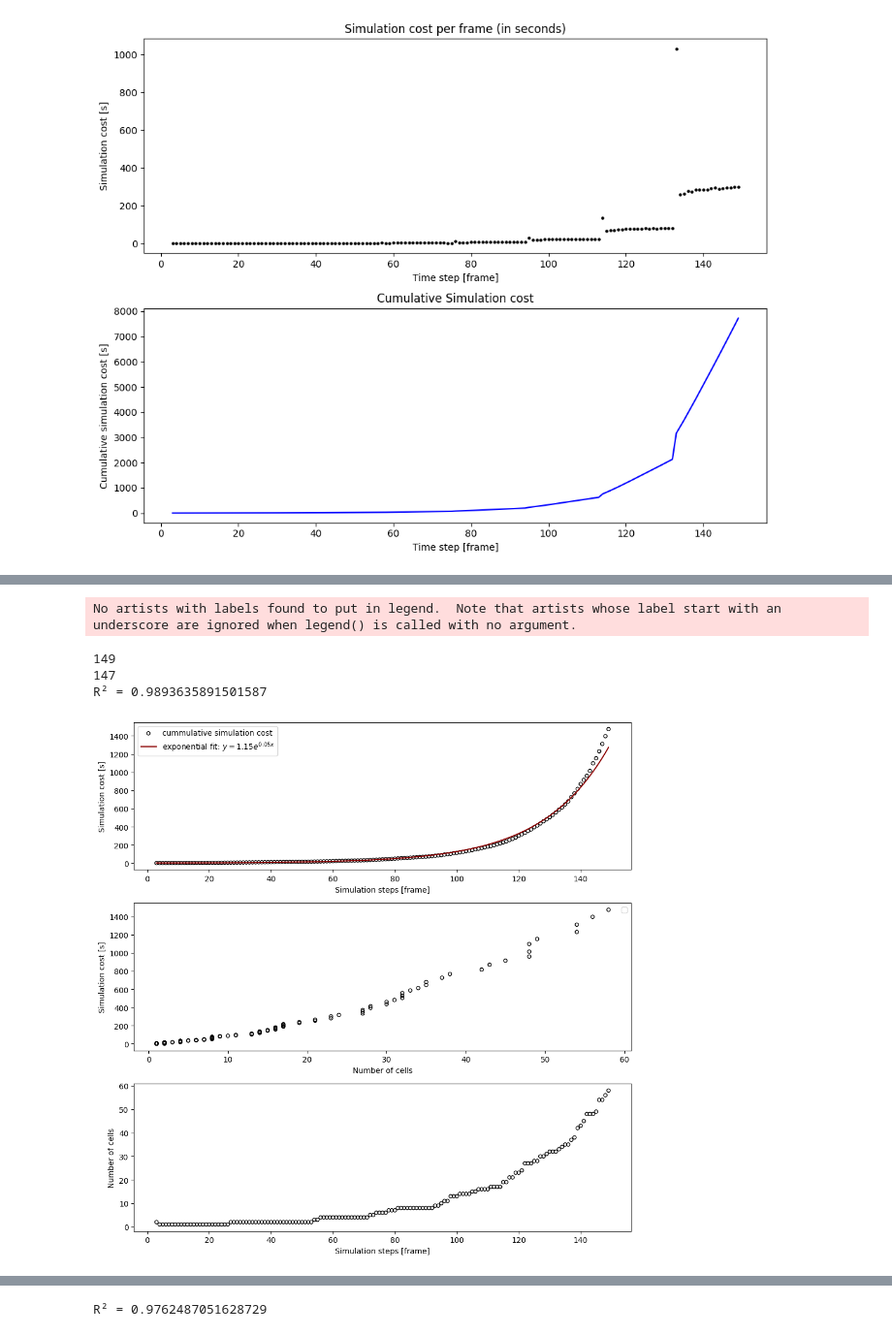
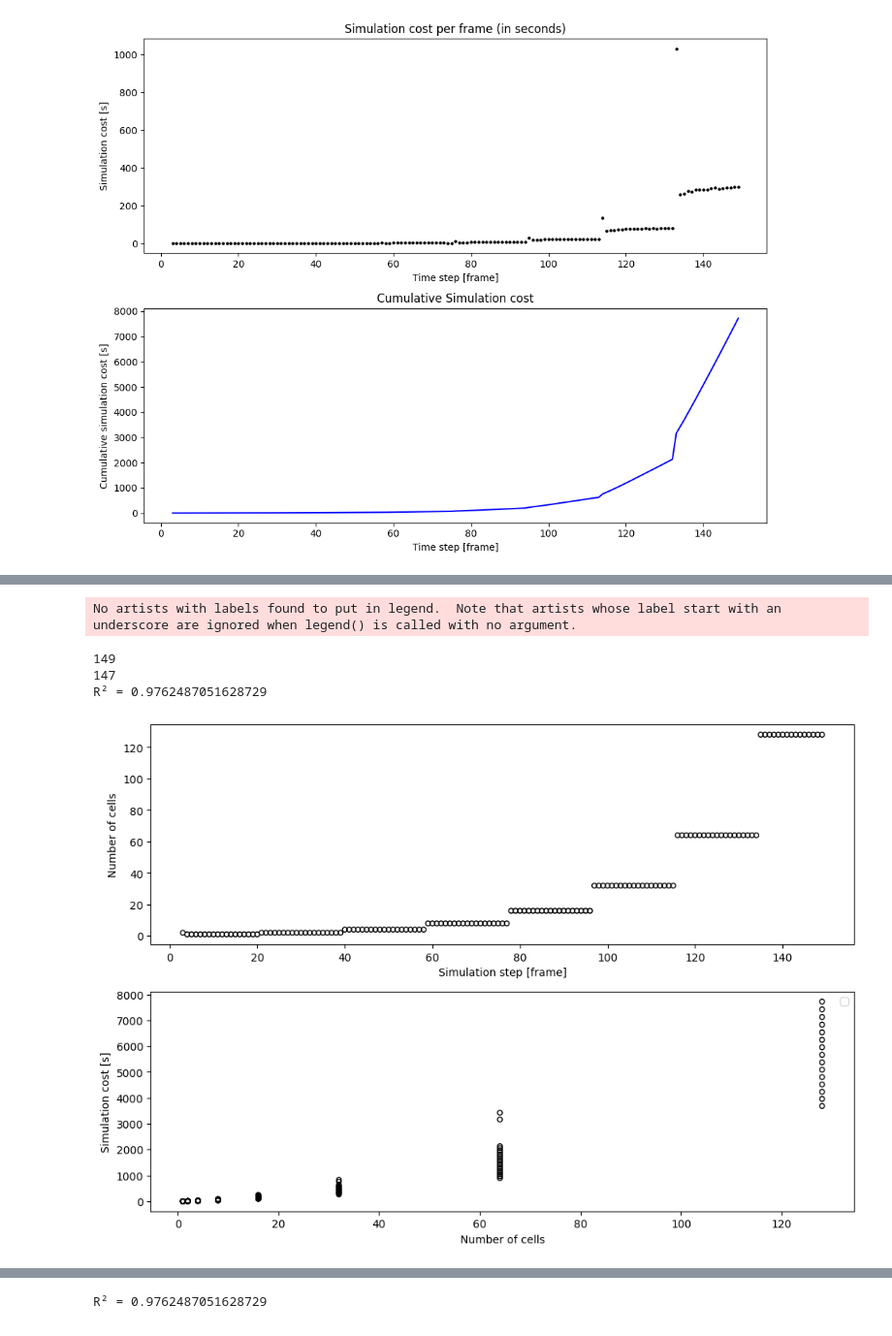
Before and after one commit to smegason/Goo, a Jupyter notebook: _notebooks/rendering_time.ipynb, the cells around one changed output, grey strips where cells are left out. Shown at 97% size. Saved outputs shown, nothing was run; the diff lists cells and outputs as text; code cells hidden in the pictures.

```diff
--- a/_notebooks/rendering_time.ipynb
+++ b/_notebooks/rendering_time.ipynb
@@ -112,10 +212,10 @@ import json
 import matplotlib.pyplot as plt
 
 # Plot simulation time per frame
-with open("/Users/antoine/Harvard/MegasonLab/GPU_backup/AntoineRuzette/goo/data/division/20240227_division_targetvolume30/20240227_division_frame150_targetvolume30_times.json", 'r') as f1:
-    times1 = json.load(f1)
-with open("/Users/antoine/Harvard/MegasonLab/GPU_backup/AntoineRuzette/goo/data/division/20240227_division_targetvolume30/20240227_division_frame150_targetvolume30_frame_cells.json", 'r') as f1:
-    cells1 = json.load(f1)
+with open("/Users/antoine/Harvard/MegasonLab/GPU_backup/AntoineRuzette/goo/data/division/20240227_division_targetvolume30_synchronous/20240227_division_targetvolume30_synchronous5_times.json", 'r') as f:
+    times1 = json.load(f)
+with open("/Users/antoine/Harvard/MegasonLab/GPU_backup/AntoineRuzette/goo/data/division/20240227_division_targetvolume30_synchronous/20240227_division_targetvolume30_synchronous5_frame_cells.json", 'r') as f:
+    cells1 = json.load(f)
 
 # Extract X and Y data for fitting
 X_frame = np.array([int(frame) for frame in times1.keys()])
@@ -153,37 +253,37 @@ squaredDiffs = np.square(simulation_cost - y_fitted)
 squaredDiffsFromMean = np.square(simulation_cost - np.mean(simulation_cost))
 rSquared = 1 - np.sum(squaredDiffs) / np.sum(squaredDiffsFromMean)
 print(f"R² = {rSquared}")
 
 plt.figure(figsize=(10, 10))
-plt.subplot(3, 1, 1)
+plt.subplot(2, 1, 1)
 
 # Plot simulation cost per frame
 #plt.scatter(X, y, s=20, color='black', marker='o', facecolors='none', edgecolors='black', label='cummulative simulation cost')
-plt.scatter(X, simulation_cost, s=20, color='black', marker='o', facecolors='none', edgecolors='black', label='cummulative simulation cost')
+'''plt.scatter(X, simulation_cost, s=20, color='black', marker='o', facecolors='none', edgecolors='black', label='cummulative simulation cost')
 plt.xlabel('Simulation steps [frame]')
 plt.ylabel('Simulation cost [s]')
 plt.plot(x_fitted, y_fitted, 'r-', color='darkred', label=f'exponential fit: $y = {a:.2f} e^{{{b:.2f}x}}$')
-plt.legend()
+plt.legend()'''
 
 plt.subplot(3, 1, 2)
 plt.scatter(num_cells[:-2], simulation_cost, s=20, color='black', marker='o', facecolors='none', edgecolors='black')
 plt.xlabel('Number of cells')
 plt.ylabel('Simulation cost [s]')
 #plt.plot(x_fitted, y_fitted, 'r-', color='darkred', label=f'exponential fit: $y = {a:.2f} e^{{{b:.2f}x}}$')
 plt.legend()
 
-plt.subplot(3, 1, 3)
+plt.subplot(3, 1, 1)
 plt.scatter(X, num_cells[:-2], s=20, color='black', marker='o', facecolors='none', edgecolors='black')
 plt.ylabel('Number of cells')
-plt.xlabel('Simulation steps [frame]')
+plt.xlabel('Simulation step [frame]')
 
 
 plt.tight_layout()
 plt.savefig("/Users/antoine/Harvard/MegasonLab/GPU_backup/AntoineRuzette/goo/data/division/20240227_division_targetvolume30/simulation_cost_and_cumulative_cost.png", dpi=300)
 plt.show()
 # %% [output]
 No artists with labels found to put in legend.  Note that artists whose label start with an underscore are ignored when legend() is called with no argument.
 149
 147
-R² = 0.9893635891501587
+R² = 0.9762487051628729
-[figure, old version]
+[figure, new version]
```
Also changed, not shown: parts of 2 cells of this notebook, 6 other files.
